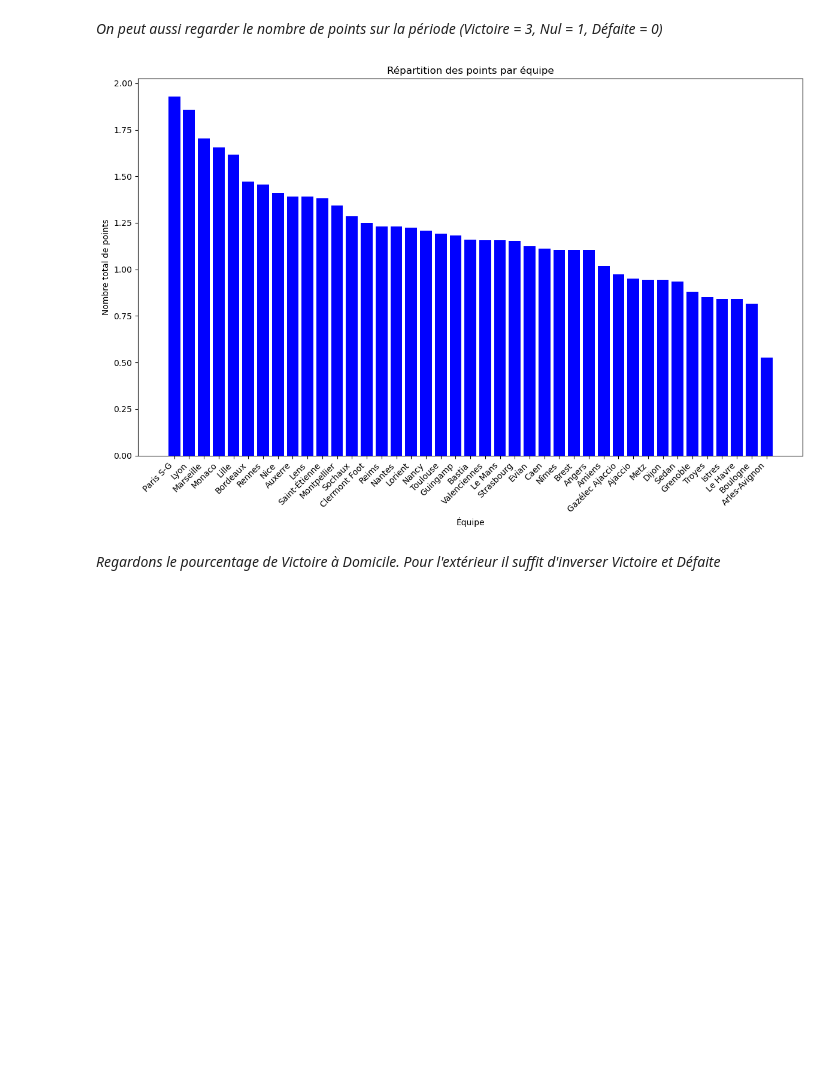
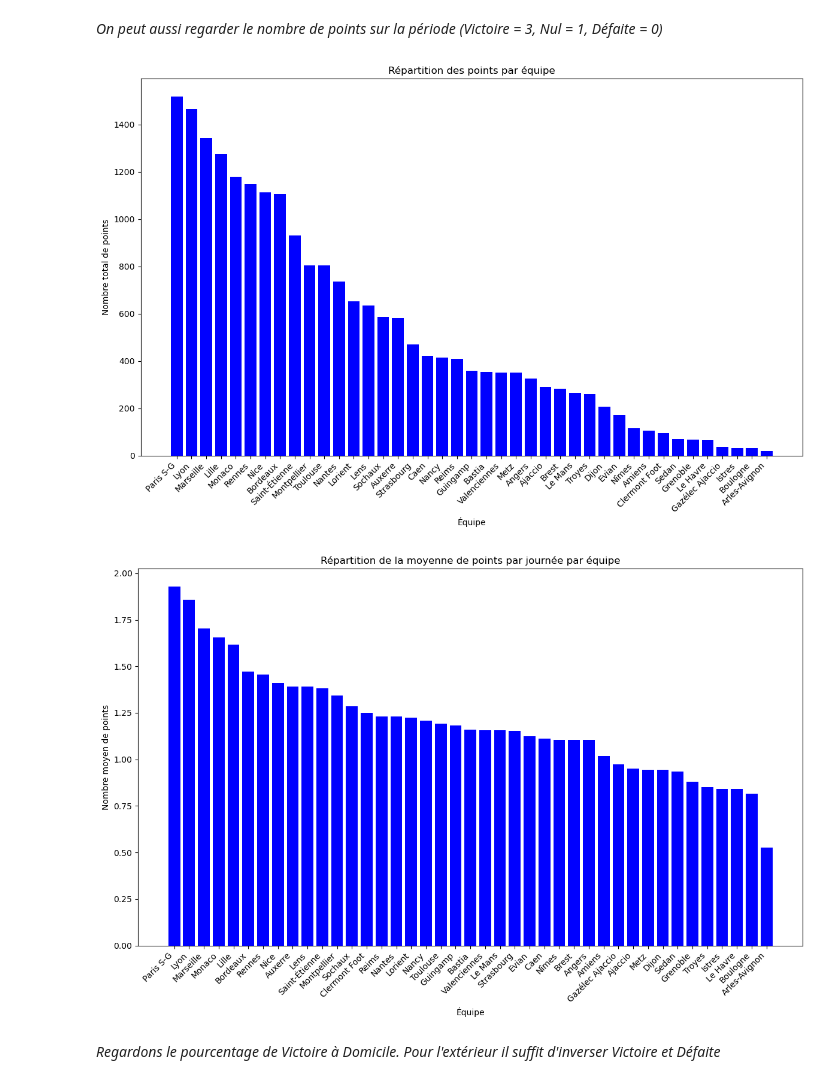
Before and after one commit to alexandreviard/Ligue1Predictor, a Jupyter notebook: première_approche.ipynb, the cells around one changed output. Drawn from its saved outputs; the diff is of its cells as text; code cells hidden in the pictures; blank space fills up the shorter version.

```diff
--- a/première_approche.ipynb
+++ b/première_approche.ipynb
@@ -31,35 +31,40 @@ la saison, la journée, l'équipe domicile, l'équipe extérieur, le nombre de b
 On enregistre le **DataFrame** au format csv.
 # %%
 def fonction_resultats(i):
-    url = 'https://fbref.com/en/comps/13/' + str(i) +'-' + str(i+1) + '/schedule/' + str(i) +'-' + str(i+1) + '-Ligue-1-Scores-and-Fixtures'
+    url = 'https://fbref.com/en/comps/13/' + str(i) +'-' + str(i+1) + '/schedule/' + str(i) +'-' + str(i+1) + '-Ligue-1-Scores-and-Fixtures' #url de la page à scraper
     page = requests.get(url)
     html_content = page.content
     soup = BeautifulSoup(html_content, 'html.parser')
     table = soup.find('table')
-    df = pd.read_html(str(table))[0].dropna(subset = 'Wk').dropna(subset = 'Score').reset_index(drop=True)
-    df = df[['Wk', 'Home', 'Score', 'Away']]
+    if i == 2023:
+        df = pd.read_html(str(table))[0].dropna(subset = 'Wk').reset_index(drop=True) #on récupère le tableau des résultats avec un petite exception pour la saison en cours qui nous sera utile plus tard
+        df['Wk'] = df['Wk'].astype(int)
+        affiches = df[df['Score'].isna()]
+    else:
+        df = pd.read_html(str(table))[0].dropna(subset = 'Wk').dropna(subset = 'Score').reset_index(drop=True)
+    df = df[['Wk', 'Home', 'Score', 'Away']]                                            #on garde seulement les colonnes utiles
     noms_colonnes = ['Saison','Journée','Domicile','Extérieur','Buts domicile','Buts extérieur','Résultat']
-    df.insert(0,'Saison', str(i) + '-' + str(i+1))
-    df['Buts domicile'] = df['Score'].apply(lambda x: 0 if pd.isna(x) else int(x[0])).astype(int)
-    df['Buts extérieur'] = df['Score'].apply(lambda x: 0 if pd.isna(x) else int(x[2])).astype(int)
+    df.insert(0,'Saison', str(i) + '-' + str(i+1))                                      #on ajoute la saison
+    df['Buts domicile'] = df['Score'].str.split('–').str[0].apply(lambda x: 0 if pd.isna(x) else int(x)).astype(int)    #on transforme les score en buts domicile et extérieur
+    df['Buts extérieur'] = df['Score'].str.split('–').str[1].apply(lambda x: 0 if pd.isna(x) else int(x)).astype(int)
     df.drop(['Score'], axis = 1, inplace = True)
-    df['Résultat'] = -1
+    df['Résultat'] = -1                                                        #on ajoute la colonne résultat qui vaut 1 si le domicile gagne, 0 si match nul et -1 si l'extérieur gagne
     df.loc[df['Buts domicile'] > df['Buts extérieur'], 'Résultat'] = 1
     df.loc[df['Buts domicile'] == df['Buts extérieur'], 'Résultat'] = 0
-    df.columns = noms_colonnes
+    df.columns = noms_colonnes                                                  #on renomme les colonnes
     df['Journée'] = df['Journée'].astype(int)
     return df
 
-noms_colonnes = ['Saison','Journée','Domicile','Extérieur','Buts domicile','Buts extérieur','Résultat']
+noms_colonnes = ['Saison','Journée','Domicile','Extérieur','Buts domicile','Buts extérieur','Résultat']     #on crée un dataframe vide qui contiendra tous les résultats de la Ligue 1 depuis 2002
 dataframe_resultats = pd.DataFrame(columns=noms_colonnes)
-for i in range (2002, 2023):
+for i in range (2002, 2023):                                                                                #on utilise la fonction précédente pour récupérer les résultats de chaque saison
     try:
         resultats_finaux = fonction_resultats(i)
         dataframe_resultats = dataframe_resultats._append(resultats_finaux, ignore_index=True)
     except Exception as e:
         print(f"Erreur à l'élément {i}: {e}")
 
-dataframe_resultats.to_csv('dataframe_résultats.csv', encoding = 'utf-8', index=False)
+dataframe_resultats.to_csv('dataframe_résultats.csv', encoding = 'utf-8', index=False)              #on sauvegarde le dataframe des résultats de ligue 1 de 2002-2003 à 2022-2023 dans un fichier csv
 # %% [markdown]
 ## Création du **DataFrame** final pour l'implémentation de modèles prédictifs
 
@@ -528,21 +465,38 @@ plt.show()
 # %%
 df_plot = dataframe_stats.copy()
 df_plot['Résultat'] = df_plot['Résultat'].replace({'Défaite': 0, 'Nul': 1, 'Victoire': 3})
 
-buts_par_equipe = df_plot.groupby('Equipe 1')['Résultat'].mean().reset_index()
+buts_par_equipe = df_plot.groupby('Equipe 1')['Résultat'].sum().reset_index()
 
 buts_par_equipe = buts_par_equipe.sort_values(by='Résultat', ascending=False)
 
 plt.figure(figsize=(12, 8))
 plt.bar(buts_par_equipe['Equipe 1'], buts_par_equipe['Résultat'], color='blue')
 plt.title('Répartition des points par équipe')
 plt.xlabel('Équipe')
 plt.ylabel('Nombre total de points')
 plt.xticks(rotation=45, ha='right')
 plt.tight_layout()
 plt.show()
+
+df_plot = dataframe_stats.copy()
+df_plot['Résultat'] = df_plot['Résultat'].replace({'Défaite': 0, 'Nul': 1, 'Victoire': 3})
+
+buts_par_equipe = df_plot.groupby('Equipe 1')['Résultat'].mean().reset_index()
+
+buts_par_equipe = buts_par_equipe.sort_values(by='Résultat', ascending=False)
+
+plt.figure(figsize=(12, 8))
+plt.bar(buts_par_equipe['Equipe 1'], buts_par_equipe['Résultat'], color='blue')
+plt.title('Répartition de la moyenne de points par journée par équipe')
+plt.xlabel('Équipe')
+plt.ylabel('Nombre moyen de points')
+plt.xticks(rotation=45, ha='right')
+plt.tight_layout()
+plt.show()
 # %% [output]
-[figure, old version]
+[figure, new version]
+[figure, added]
 # %% [markdown]
 *Regardons le pourcentage de Victoire à Domicile. Pour l'extérieur il suffit d'inverser Victoire et Défaite*
 # %%
```
Also changed, not shown: parts of 18 cells of this notebook, 2 other files.
